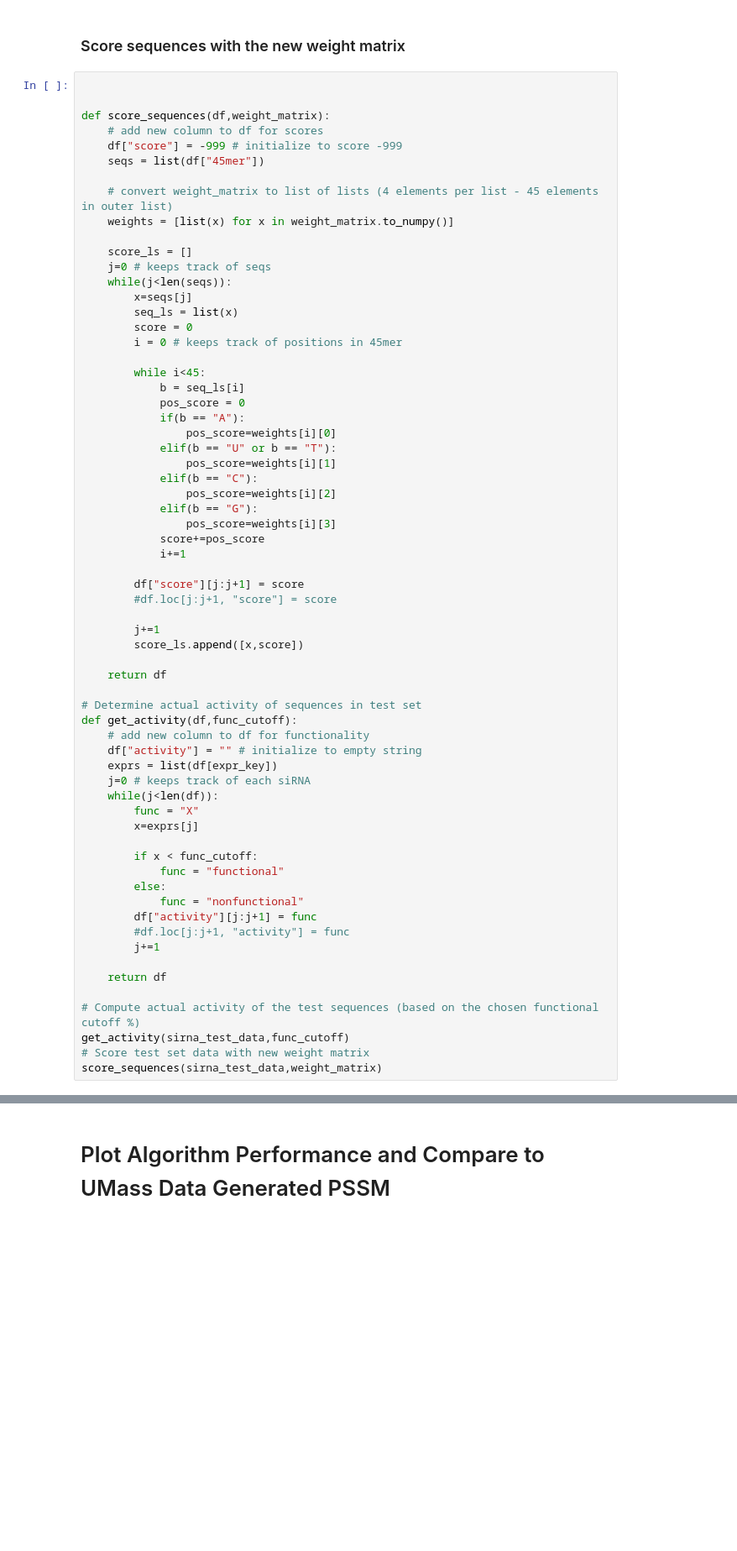
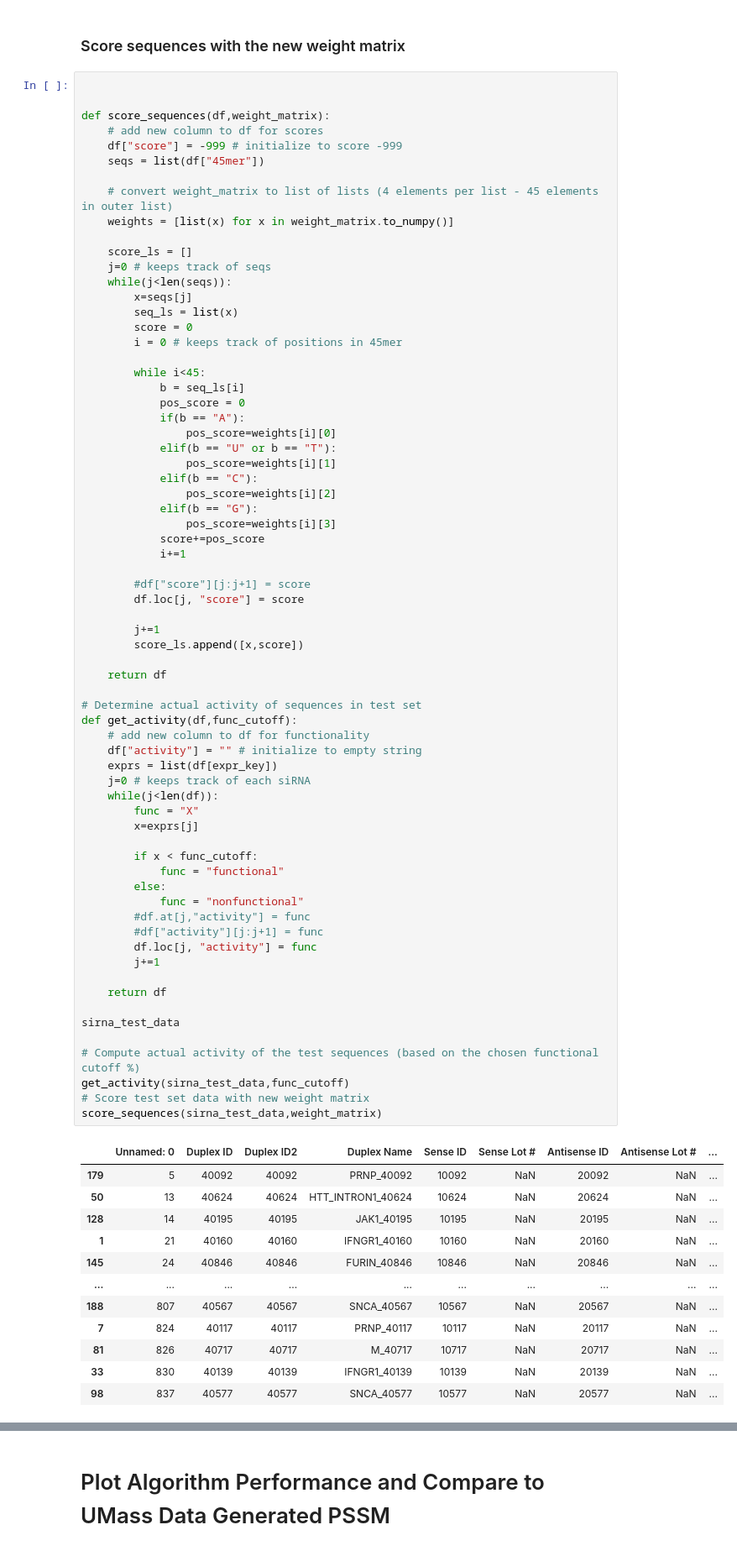
Before and after one commit to atalantatx/atx-genespec, a Jupyter notebook: PSSM_rep/training_weight_matrix_reproduced.ipynb, the cells around one changed output, grey strips where cells are left out. Shown at 84% size. Drawn from its saved outputs; the diff is of its cells as text; blank space fills up the shorter version.

```diff
--- a/PSSM_rep/training_weight_matrix_reproduced.ipynb
+++ b/PSSM_rep/training_weight_matrix_reproduced.ipynb
@@ -787,36 +828,51 @@ def score_sequences(df,weight_matrix):
             score+=pos_score
             i+=1
 
-        df["score"][j:j+1] = score
-        #df.loc[j:j+1, "score"] = score
+        #df["score"][j:j+1] = score
+        df.loc[j, "score"] = score
 
         j+=1
         score_ls.append([x,score])
 
     return df
 
 # Determine actual activity of sequences in test set
 def get_activity(df,func_cutoff):
     # add new column to df for functionality
     df["activity"] = "" # initialize to empty string
     exprs = list(df[expr_key])
     j=0 # keeps track of each siRNA
     while(j<len(df)):
         func = "X"
         x=exprs[j]
 
         if x < func_cutoff:
             func = "functional"
         else:
             func = "nonfunctional"
-        df["activity"][j:j+1] = func
-        #df.loc[j:j+1, "activity"] = func
+        #df.at[j,"activity"] = func
+        #df["activity"][j:j+1] = func
+        df.loc[j, "activity"] = func
         j+=1
 
     return df
+
+sirna_test_data
 
 # Compute actual activity of the test sequences (based on the chosen functional cutoff %)
 get_activity(sirna_test_data,func_cutoff)
 # Score test set data with new weight matrix
 score_sequences(sirna_test_data,weight_matrix)
 # %% [output]
+|  | Unnamed: 0 | Duplex ID | Duplex ID2 | Duplex Name | Sense ID | Sense Lot # | Antisense ID | Antisense Lot # | ... |
+| 179 | 5 | 40092 | 40092 | PRNP_40092 | 10092 | NaN | 20092 | NaN | ... |
+| 50 | 13 | 40624 | 40624 | HTT_INTRON1_40624 | 10624 | NaN | 20624 | NaN | ... |
+| 128 | 14 | 40195 | 40195 | JAK1_40195 | 10195 | NaN | 20195 | NaN | ... |
+| 1 | 21 | 40160 | 40160 | IFNGR1_40160 | 10160 | NaN | 20160 | NaN | ... |
+| 145 | 24 | 40846 | 40846 | FURIN_40846 | 10846 | NaN | 20846 | NaN | ... |
+| ... | ... | ... | ... | ... | ... | ... | ... | ... | ... |
+| 188 | 807 | 40567 | 40567 | SNCA_40567 | 10567 | NaN | 20567 | NaN | ... |
+| 7 | 824 | 40117 | 40117 | PRNP_40117 | 10117 | NaN | 20117 | NaN | ... |
+| 81 | 826 | 40717 | 40717 | M_40717 | 10717 | NaN | 20717 | NaN | ... |
+| 33 | 830 | 40139 | 40139 | IFNGR1_40139 | 10139 | NaN | 20139 | NaN | ... |
+| 98 | 837 | 40577 | 40577 | SNCA_40577 | 10577 | NaN | 20577 | NaN | ... |
```
Also changed, not shown: parts of 14 cells of this notebook, 21 other files.
